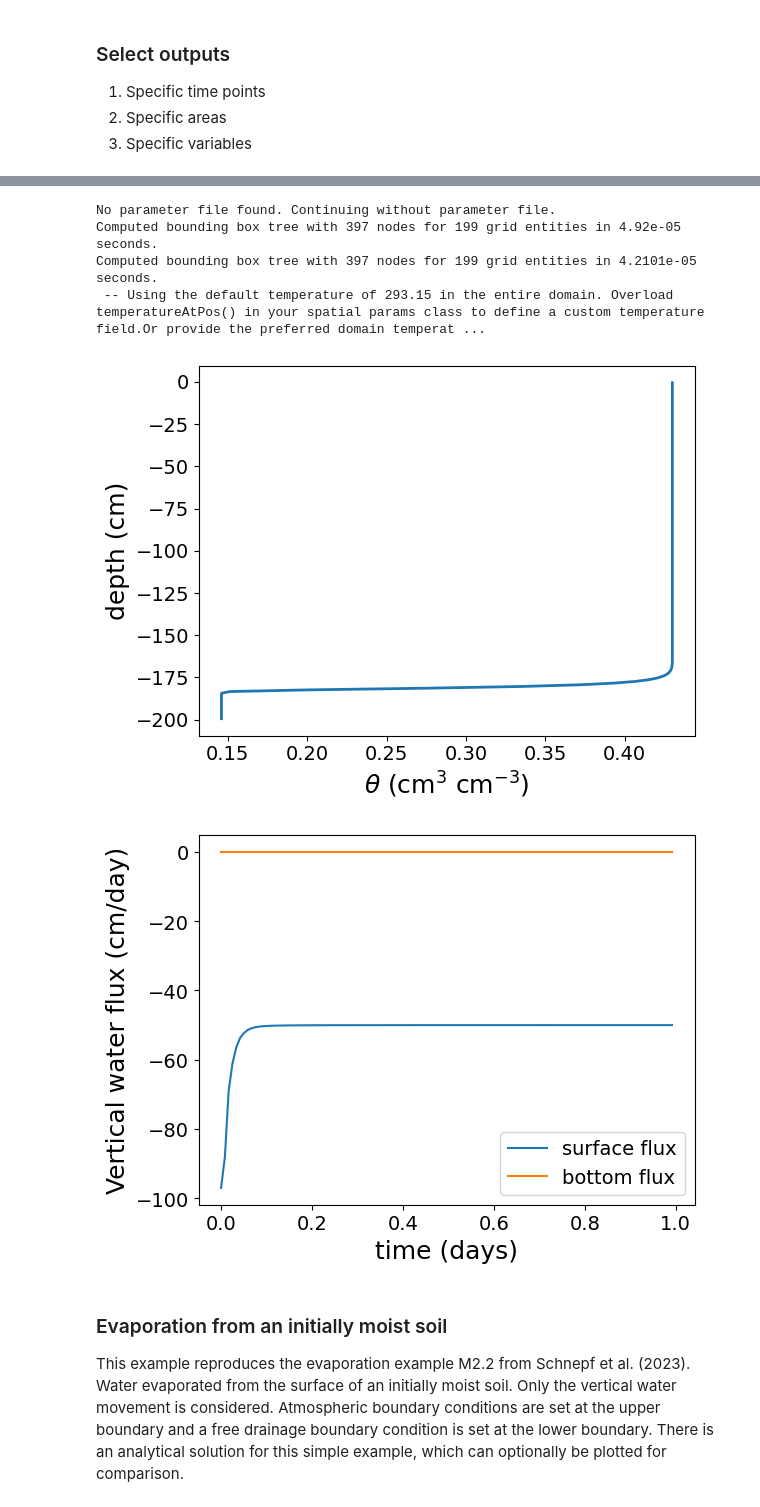
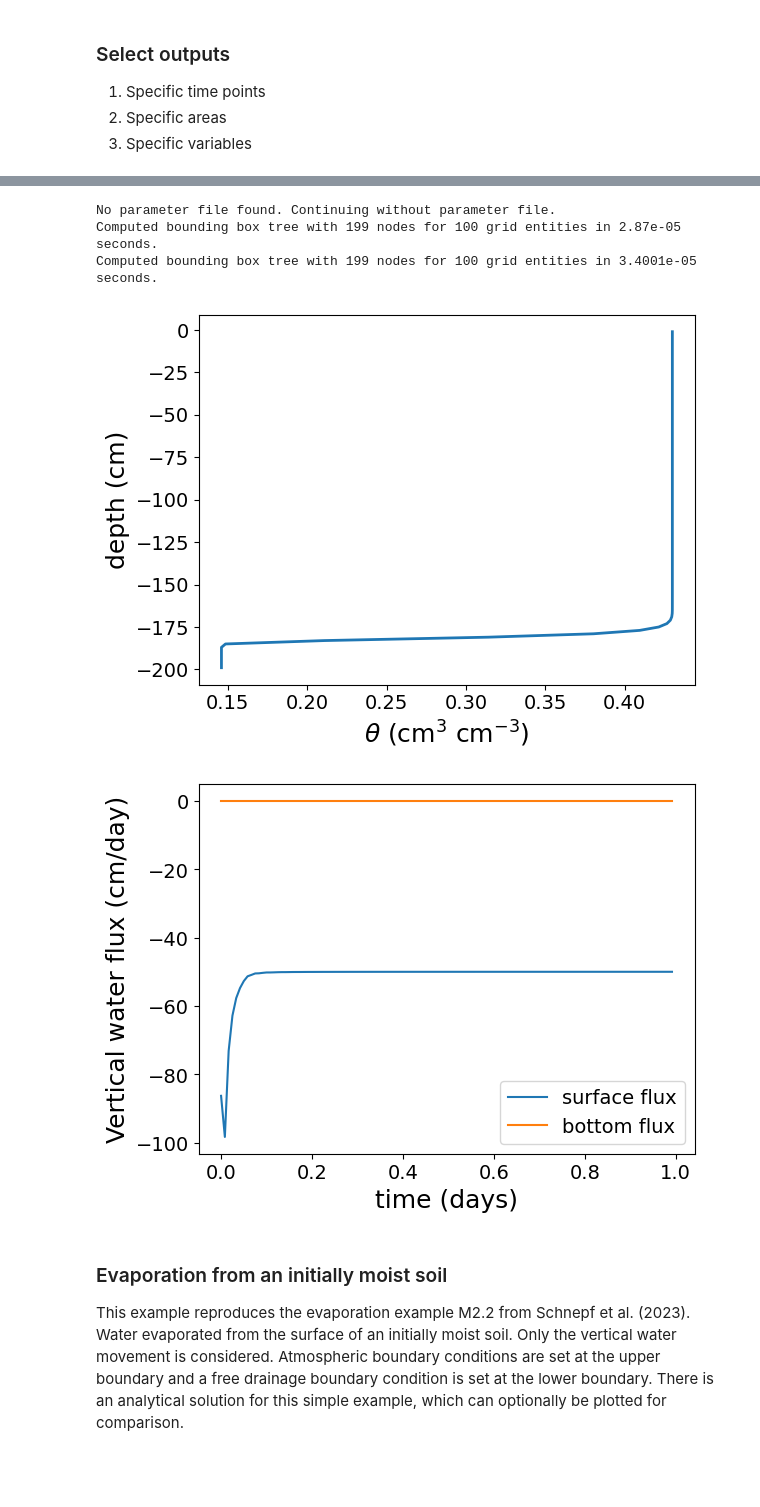
Before and after one commit to Plant-Root-Soil-Interactions-Modelling/CPlantBox, a Jupyter notebook: tutorial/jupyter/summer_school_2025/3_soil_hydraulics.ipynb, the cells around one changed output, grey strips where cells are left out. Cells and saved outputs as stored; diff of their text form; code cells hidden in the pictures; blank space fills up the shorter version.

```diff
--- a/tutorial/jupyter/summer_school_2025/3_soil_hydraulics.ipynb
+++ b/tutorial/jupyter/summer_school_2025/3_soil_hydraulics.ipynb
@@ -330,7 +367,7 @@ Computed bounding box tree with 299 nodes for 150 grid entities in 2.6101e-05 se
 # theta_r (-), theta_s (-), alpha (1/cm), n (-), Ks (cm d-1)
 sand = [0.045, 0.43, 0.15, 3, 1000]
 loam = [0.08, 0.43, 0.04, 1.6, 50]
-clay = [0.1, 0.4, 0.01, 1.1, 10]
+# clay = [0.1, 0.4, 0.01, 1.1, 10]
 soil = loam  # Select soil type for simulation
 # simulation time, days
 sim_time = 1;  # |\label{l61i:simtime}|
@@ -341,7 +378,7 @@ s = RichardsWrapper(RichardsSPnum())
 s.initialize()
 s.setTopBC("atmospheric", 0.5, [[-1., 1.e10], [100., 100.]])  #  [cm/day] atmospheric is with surface run-off
 s.setBotBC("freeDrainage")
-N = 199
+N = 100
 s.createGrid([-5., -5., -200.], [5., 5., 0.], [1, 1, N])  # [cm] N
 s.setHomogeneousIC(-400.)  # cm pressure head
 s.setVGParameters([soil])
@@ -359,38 +396,37 @@ for i in range(0, N):
     soil_times.append(t)
     s.solve(dt)
     velocities = s.getVelocities_()
     top_new.append(velocities[top_ind])
     bot_new.append(velocities[bot_ind])
 
 top_new = np.array(top_new)
 bot_new = np.array(bot_new)
 soil_times = np.array(soil_times)
 
 # Extract and plot numerical solution
 points = s.getDofCoordinates()
 theta = s.getWaterContent()
 plt.figure(0)
 plt.plot(theta, points[:, 2], linewidth = 2)
 plt.xlabel(r'$\theta$ (cm$^3$ cm$^{-3}$)', fontsize = 18)
 plt.ylabel('depth (cm)', fontsize = 18)
 plt.xticks(fontsize = 14); plt.yticks(fontsize = 14)
 plt.show()
 
 plt.figure(1)
 plt.plot(soil_times, top_new[:, 2], label = "surface flux")
 plt.plot(soil_times, bot_new[:, 2], label = "bottom flux")
 plt.xlabel('time (days)', fontsize = 18)
 plt.ylabel('Vertical water flux (cm/day)', fontsize = 18)
 plt.xticks(fontsize = 14); plt.yticks(fontsize = 14)
 plt.legend(fontsize = 14)
 plt.show()
 # %% [output]
 No parameter file found. Continuing without parameter file.
-Computed bounding box tree with 397 nodes for 199 grid entities in 4.92e-05 seconds.
-Computed bounding box tree with 397 nodes for 199 grid entities in 4.2101e-05 seconds.
- -- Using the default temperature of 293.15 in the entire domain. Overload temperatureAtPos() in your spatial params class to define a custom temperature field.Or provide the preferred domain temperat ...
+Computed bounding box tree with 199 nodes for 100 grid entities in 2.87e-05 seconds.
+Computed bounding box tree with 199 nodes for 100 grid entities in 3.4001e-05 seconds.
-[figure, old version]
+[figure, new version]
-[figure, old version]
+[figure, new version]
 # %% [markdown]
 ### Evaporation from an initially moist soil
 
```
Also changed, not shown: parts of 14 cells of this notebook.
